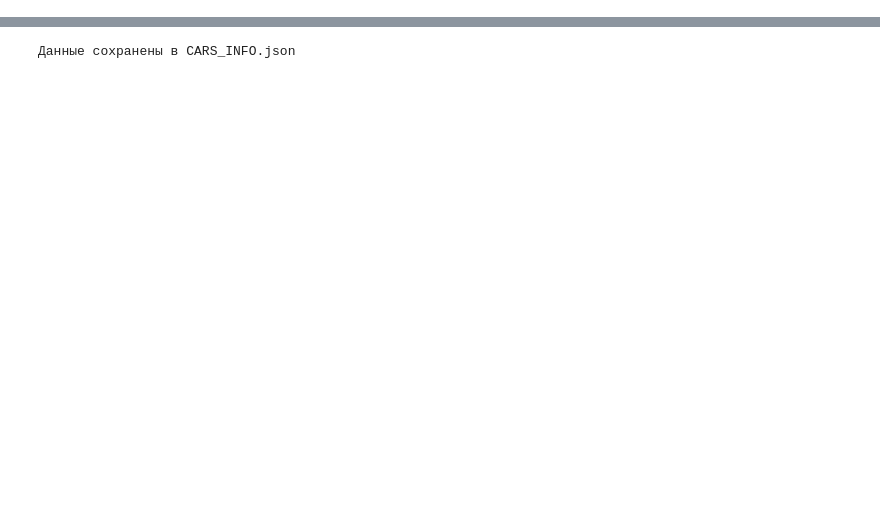
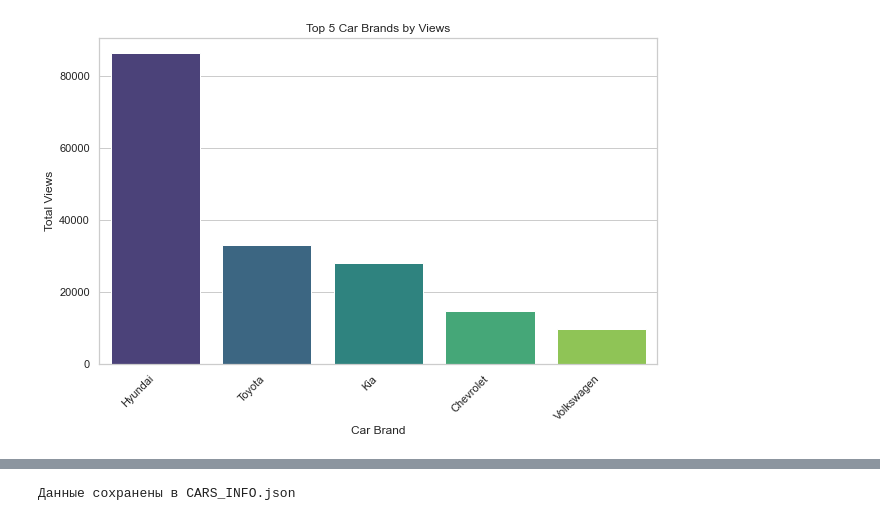
Before and after one commit to thebiggieboss/Data-CWA-V, a Jupyter notebook: testerov.ipynb, the cells around one changed output, grey strips where cells are left out. Cells and saved outputs as stored; diff of their text form; code cells hidden in the pictures; blank space fills up the shorter version.

```diff
--- a/testerov.ipynb
+++ b/testerov.ipynb
@@ -140,0 +168,14 @@ df.head(1)
+# %%
+#Assistance to potential buyers
+sns.set(style="whitegrid")
+plt.figure(figsize=(10, 6))
+sns.barplot(x=top_brands.index, y=top_brands.values, palette="viridis", hue=top_brands.index, dodge=False, legend=False)
+plt.title('Top 5 Car Brands by Views')
+plt.xlabel('Car Brand')
+plt.ylabel('Total Views')
+plt.xticks(rotation=45, ha='right')
+plt.savefig('Top_5.png')
+
+plt.show()
+# %% [output]
+[figure, added]
```
Also changed, not shown: parts of 19 cells of this notebook, 7 other files.
